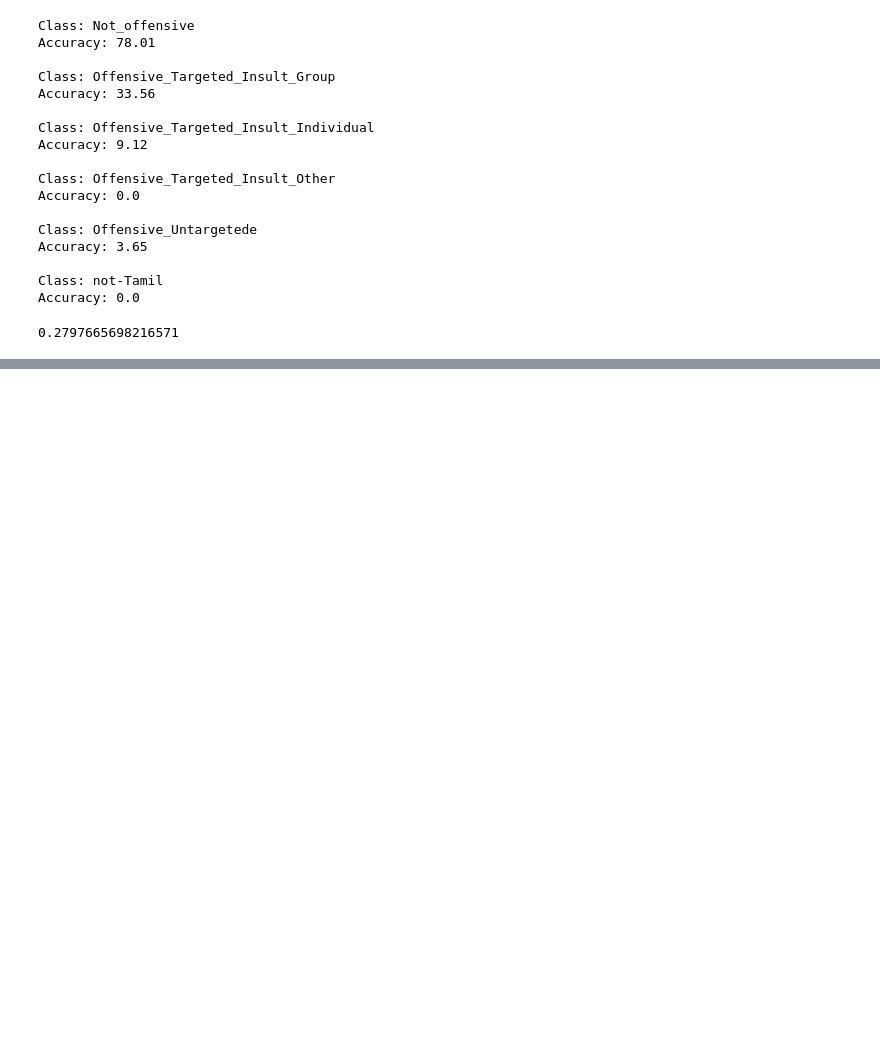
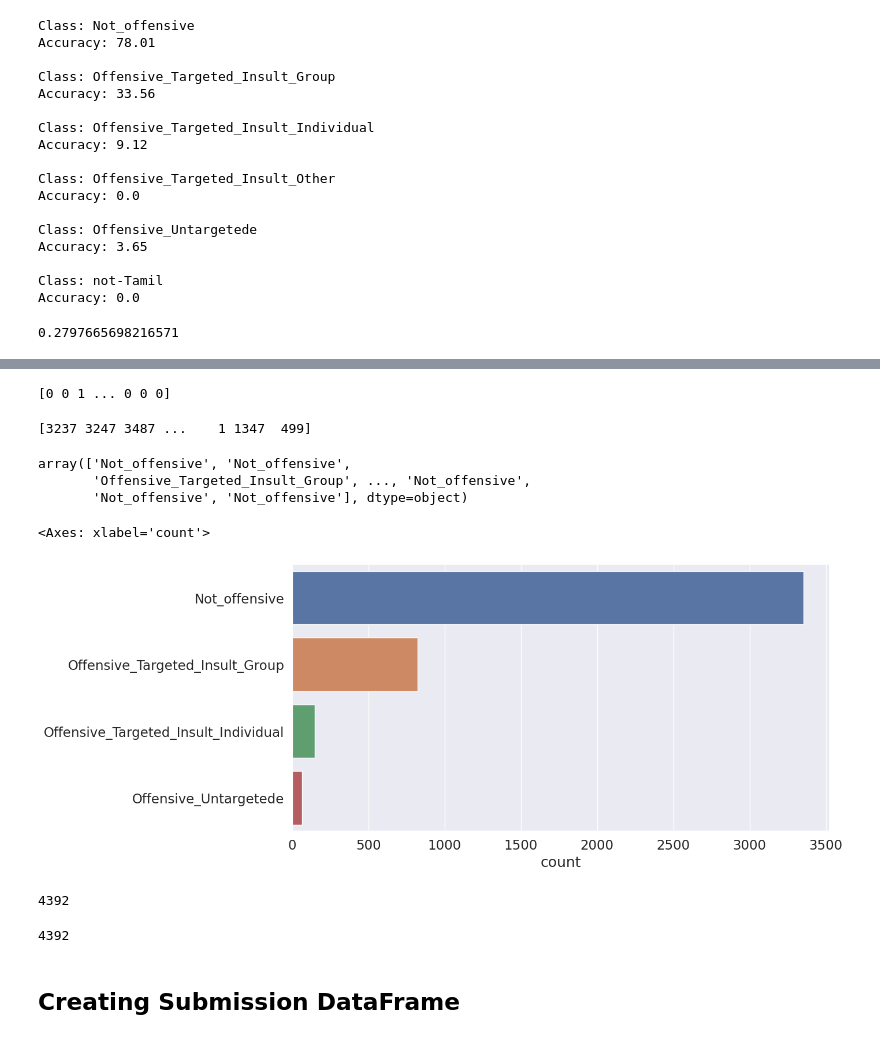
Before and after one commit to hariketsheth/Offensive-Span-Identification-in-Tamil---RANLP-2023, a Jupyter notebook: Notebooks/RANLP2023_OffensiveLanguage_OptimizedBERT_Dravid_Tamil.ipynb, the cells around one changed output, grey strips where cells are left out. Drawn from its saved outputs; the diff is of its cells as text; code cells hidden in the pictures; blank space fills up the shorter version.

```diff
--- a/Notebooks/RANLP2023_OffensiveLanguage_OptimizedBERT_Dravid_Tamil.ipynb
+++ b/Notebooks/RANLP2023_OffensiveLanguage_OptimizedBERT_Dravid_Tamil.ipynb
@@ -1157,0 +1160,2 @@ f1_score_func(predictions,true_labels,average='macro')
+# %%
+model = torch.load('./drive/MyDrive/Codalab/Offensive Language Detection/Models/BERT_Tamil_Optimized_Using_Class_Weights_RANLP2023',map_location=device)
@@ -1157,0 +1184,3 @@ f1_score_func(predictions,true_labels,average='macro')
+# %%
+test_df_path = join(dataset_dir,'tamil_offensive_full_test.csv')
+test_df = pd.read_csv(test_df_path,sep='\t')
@@ -1157,0 +1205,3 @@ f1_score_func(predictions,true_labels,average='macro')
+# %%
+test_sentences = test_df['text'].values
+test_ids = test_df.index.values
@@ -1157,0 +1463,29 @@ f1_score_func(predictions,true_labels,average='macro')
+# %%
+print(y_preds)
+# %% [output]
+[0 0 1 ... 0 0 0]
+# %%
+print(y_ids)
+# %% [output]
+[3237 3247 3487 ...    1 1347  499]
+# %%
+le.inverse_transform(y_preds)
+# %% [output]
+array(['Not_offensive', 'Not_offensive',
+       'Offensive_Targeted_Insult_Group', ..., 'Not_offensive',
+       'Not_offensive', 'Not_offensive'], dtype=object)
+# %%
+sns.countplot(y =le.inverse_transform(y_preds))
+# %% [output]
+<Axes: xlabel='count'>
+[figure, added]
+# %%
+len(y_ids)
+# %% [output]
+4392
+# %%
+len(le.inverse_transform(y_preds))
+# %% [output]
+4392
+# %% [markdown]
+## Creating Submission DataFrame
```
Also changed, not shown: parts of 26 cells of this notebook.
